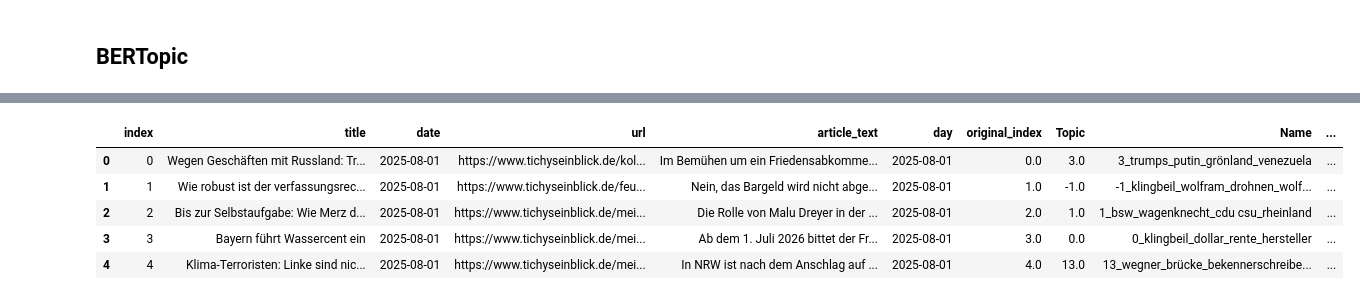
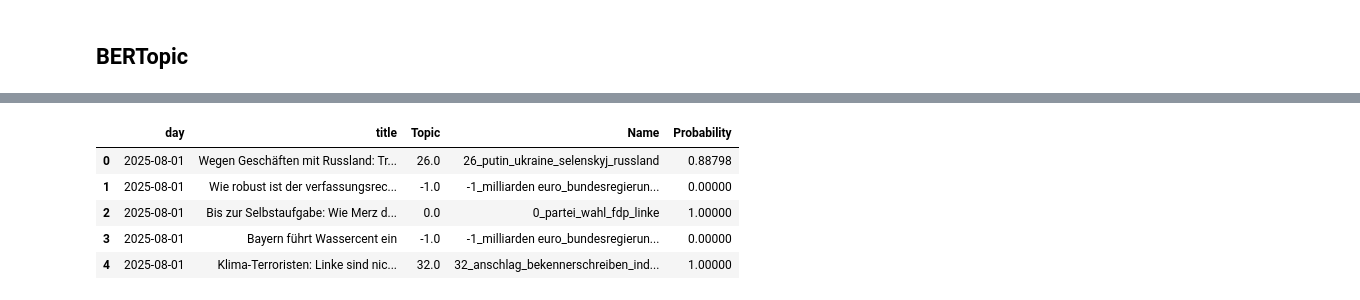
Before and after one commit to mattishaumann/Thesis, a Jupyter notebook: data preprocessing/04_Tichys_Einblick.ipynb, the cells around one changed output, grey strips where cells are left out. Saved outputs shown, nothing was run; the diff lists cells and outputs as text; code cells hidden in the pictures.

Commit message:
Refine Tichys Einblick topic modeling notebook

```diff
--- a/data preprocessing/04_Tichys_Einblick.ipynb
+++ b/data preprocessing/04_Tichys_Einblick.ipynb
@@ -197,0 +185,11 @@ doc_info.head()
+# %%
+import pandas as pd
+
+pd.set_option("display.max_colwidth", None)
+
+topic_info = result["topic_info"].copy()
+topic_info["Representation_str"] = topic_info["Representation"].apply(
+    lambda x: ", ".join(x) if isinstance(x, (list, tuple)) else str(x)
+)
+
+topic_info[["Topic", "Count", "Name", "Representation_str"]].head(50)
@@ -197,0 +283,26 @@ doc_info.head()
+# %%
+doc_info = result["doc_info"].copy()
+
+# Compact topic overview: number of linked documents per topic (no long text columns).
+group_cols = [c for c in ["Topic", "Name"] if c in doc_info.columns]
+doc_info_overview = (
+    doc_info.groupby(group_cols, dropna=False)
+    .size()
+    .reset_index(name="Doc_Count")
+    .sort_values("Doc_Count", ascending=False)
+    .reset_index(drop=True)
+)
+
+if "Probability" in doc_info.columns:
+    avg_prob = (
+        doc_info.groupby(group_cols, dropna=False)["Probability"]
+        .mean()
+        .reset_index(name="Avg_Probability")
+    )
+    doc_info_overview = doc_info_overview.merge(avg_prob, on=group_cols, how="left")
+    doc_info_overview["Avg_Probability"] = doc_info_overview["Avg_Probability"].round(3)
+
+if "Name" in doc_info_overview.columns:
+    doc_info_overview["Name"] = doc_info_overview["Name"].astype("string").str.slice(0, 60)
+
+doc_info_overview
@@ -198,19 +327,21 @@ doc_info.head()
 # %%
 tichys_topics = df_clean.reset_index().merge(
     doc_info[["original_index", "Topic", "Name", "Probability"]],
     left_on="index",
     right_on="original_index",
     how="left",
 )
 
-tichys_topics.head()
+# Compact overview display (no full article text column).
+display_cols = [c for c in ["day", "title", "Topic", "Name", "Probability"] if c in tichys_topics.columns]
+tichys_topics[display_cols].head()
 # %% [output]
-|  | index | title | date | url | article_text | day | original_index | Topic | Name | ... |
-| 0 | 0 | Wegen Geschäften mit Russland: Tr... | 2025-08-01 | https://www.tichyseinblick.de/kol... | Im Bemühen um ein Friedensabkomme... | 2025-08-01 | 0.0 | 3.0 | 3_trumps_putin_grönland_venezuela | ... |
-| 1 | 1 | Wie robust ist der verfassungsrec... | 2025-08-01 | https://www.tichyseinblick.de/feu... | Nein, das Bargeld wird nicht abge... | 2025-08-01 | 1.0 | -1.0 | -1_klingbeil_wolfram_drohnen_wolf... | ... |
-| 2 | 2 | Bis zur Selbstaufgabe: Wie Merz d... | 2025-08-01 | https://www.tichyseinblick.de/mei... | Die Rolle von Malu Dreyer in der ... | 2025-08-01 | 2.0 | 1.0 | 1_bsw_wagenknecht_cdu csu_rheinland | ... |
-| 3 | 3 | Bayern führt Wassercent ein | 2025-08-01 | https://www.tichyseinblick.de/mei... | Ab dem 1. Juli 2026 bittet der Fr... | 2025-08-01 | 3.0 | 0.0 | 0_klingbeil_dollar_rente_hersteller | ... |
-| 4 | 4 | Klima-Terroristen: Linke sind nic... | 2025-08-01 | https://www.tichyseinblick.de/mei... | In NRW ist nach dem Anschlag auf ... | 2025-08-01 | 4.0 | 13.0 | 13_wegner_brücke_bekennerschreibe... | ... |
+|  | day | title | Topic | Name | Probability |
+| 0 | 2025-08-01 | Wegen Geschäften mit Russland: Tr... | 26.0 | 26_putin_ukraine_selenskyj_russland | 0.88798 |
+| 1 | 2025-08-01 | Wie robust ist der verfassungsrec... | -1.0 | -1_milliarden euro_bundesregierun... | 0.00000 |
+| 2 | 2025-08-01 | Bis zur Selbstaufgabe: Wie Merz d... | 0.0 | 0_partei_wahl_fdp_linke | 1.00000 |
+| 3 | 2025-08-01 | Bayern führt Wassercent ein | -1.0 | -1_milliarden euro_bundesregierun... | 0.00000 |
+| 4 | 2025-08-01 | Klima-Terroristen: Linke sind nic... | 32.0 | 32_anschlag_bekennerschreiben_ind... | 1.00000 |
 # %%
 import matplotlib.pyplot as plt
 import seaborn as sns
```
Also changed, not shown: parts of 15 cells of this notebook.
